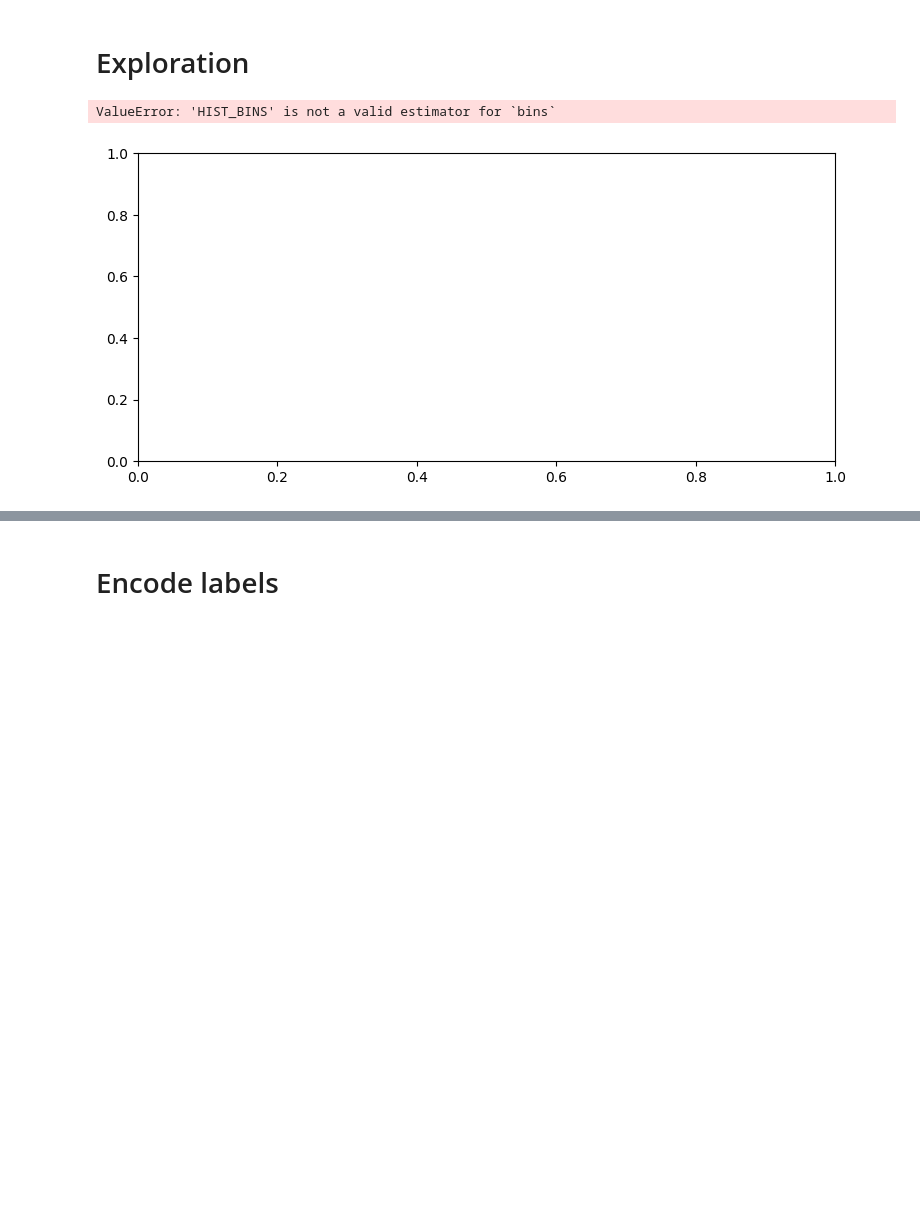
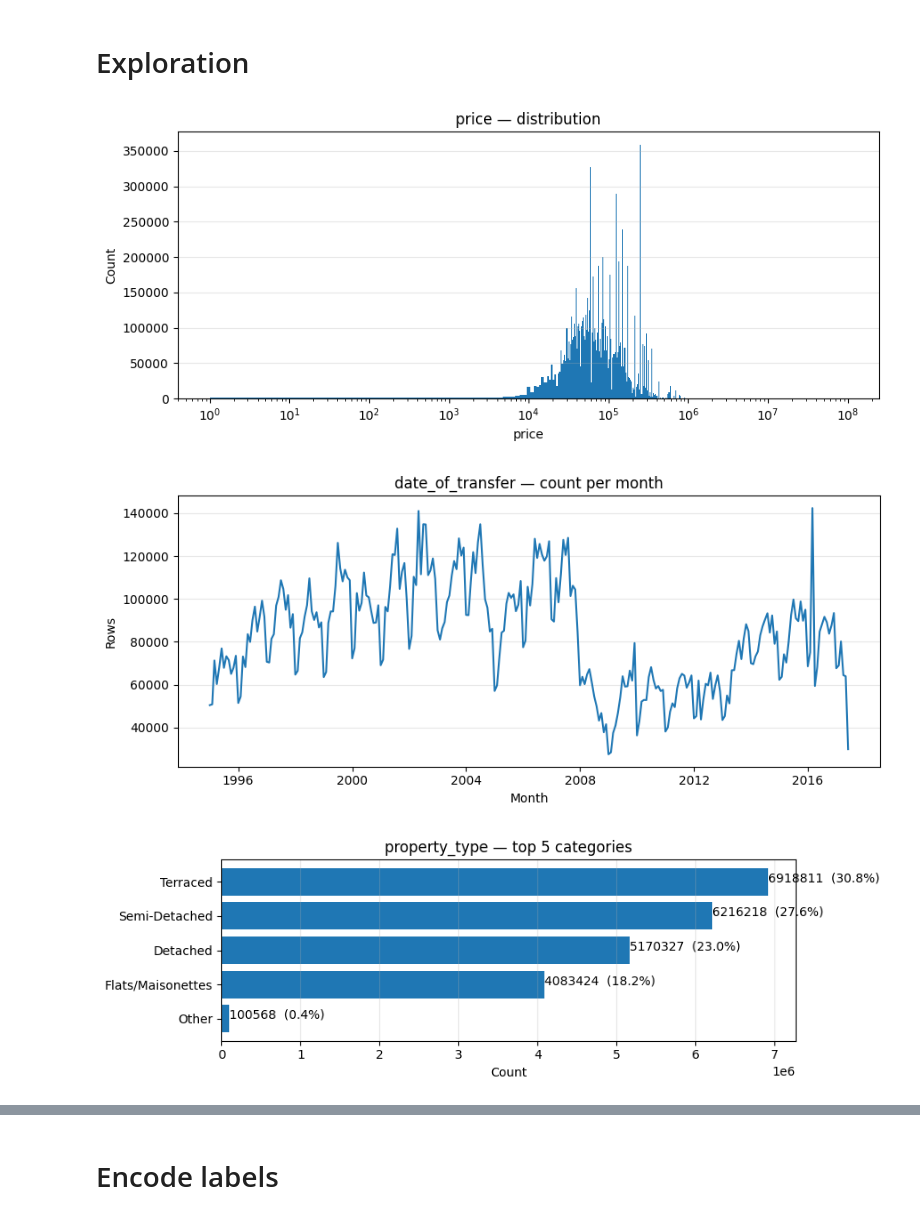
Before and after one commit to Iljas-Leys/null, a Jupyter notebook: dataset_price_paid_records/2_clean_price_paid_records.ipynb, the cells around one changed output, grey strips where cells are left out. Saved outputs shown, nothing was run; the diff lists cells and outputs as text; code cells hidden in the pictures; blank space fills up the shorter version.

```diff
--- a/dataset_price_paid_records/2_clean_price_paid_records.ipynb
+++ b/dataset_price_paid_records/2_clean_price_paid_records.ipynb
@@ -169,7 +203,7 @@ df = df.drop(columns=["transaction_unique_identifier", "record_status_monthly_fi
 # %% [markdown]
 # Exploration
 # %%
-numerical_columns = ["price",""]
+numerical_columns = ["price"]
 label_columns = ["property_type", "old_or_new", "duration", "town_or_city", "district", "county", "ppdcategory_type"]
 date_columns = ["date_of_transfer"]
 
@@ -178,14 +212,14 @@ HIST_BINS = "auto"
 
 def plot_numeric(col):
     s = pd.to_numeric(df[col], errors="coerce").dropna()
-
-    # Histogram (distribution)
     plt.figure(figsize=(9, 4))
     plt.hist(s.values, bins=HIST_BINS)
     plt.title(f"{col} — distribution")
+    plt.xscale("log")
     plt.xlabel(col)
     plt.ylabel("Count")
     plt.grid(True, axis="y", alpha=0.3)
+
     plt.tight_layout()
     plt.show()
 
@@ -193,45 +227,66 @@ def plot_categorical(col):
     s = df[col].astype("string")
     vc = s.value_counts(dropna=False).head(TOP_N)
 
+    total = len(s)
+
     labels = [str(x) for x in vc.index]
     y = np.arange(len(vc))
 
     plt.figure(figsize=(9, max(3, 0.35 * len(vc))))
-    plt.barh(y, vc.values)
+    bars = plt.barh(y, vc.values)
     plt.yticks(y, labels)
     plt.gca().invert_yaxis()  # show most frequent at top
     plt.title(f"{col} — top {len(vc)} categories")
     plt.xlabel("Count")
     plt.grid(True, axis="x", alpha=0.3)
+
+    # === Add value labels next to the bars ===
+    for bar, value in zip(bars, vc.values):
+        width = bar.get_width()
+        pct = 100 * value / total
+        label = f"{value}  ({pct:.1f}%)"
+
+        plt.text(
+            width,
+            bar.get_y() + bar.get_height() / 2,
+            label,
+        )
+
     plt.tight_layout()
     plt.show()
 
 def plot_date(col):
     s = pd.to_datetime(df[col], errors="coerce").dropna()
     if s.empty:
         return
 
     # Counts per month
     per_month = s.dt.to_period("M").value_counts().sort_index()
     x = per_month.index.to_timestamp()
     y = per_month.values
 
     plt.figure(figsize=(9, 4))
     plt.plot(x, y)
     plt.title(f"{col} — count per month")
     plt.xlabel("Month")
     plt.ylabel("Rows")
     plt.grid(True, axis="y", alpha=0.3)
     plt.tight_layout()
     plt.show()
 
 for column in df.columns:
     if column in numerical_columns:
         plot_numeric(column)
     elif column in label_columns:
         plot_categorical(column)
     elif column in date_columns:
         plot_date(column)
+
+#Extra price with ymax
+# plot_numeric("price", 100)
+
+# Full file: 1m45s
 # %% [output]
-ValueError: 'HIST_BINS' is not a valid estimator for `bins`
-[figure, old version]
+[figure, new version]
+[figure, added]
+[figure, added]
```
Also changed, not shown: parts of 12 cells of this notebook, 1 other file.
